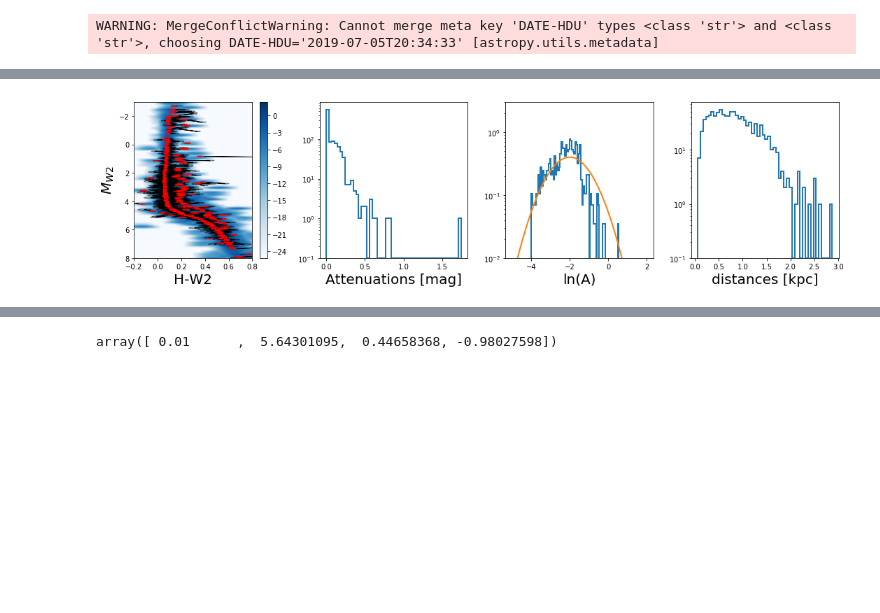
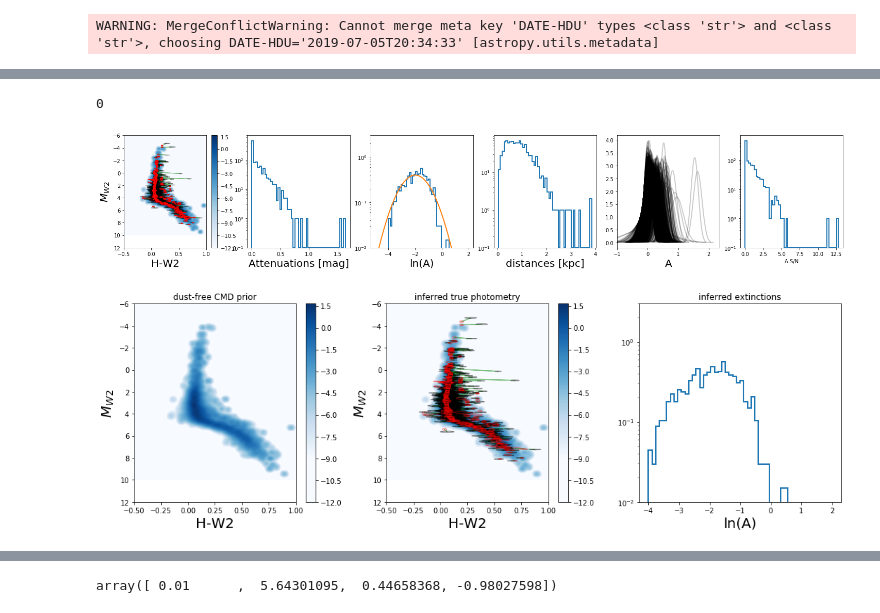
Before and after one commit to andersdot/dust, a Jupyter notebook: dustAutograd.ipynb, the cells around one changed output, grey strips where cells are left out. Saved outputs shown, nothing was run; the diff lists cells and outputs as text; code cells hidden in the pictures; blank space fills up the shorter version.

```diff
--- a/dustAutograd.ipynb
+++ b/dustAutograd.ipynb
@@ -158,4 +200,4 @@ sigmavarpi = data['parallax_error'][indices]
 sigmaw2 = data['w2mpro'][indices]
 sigmah = data['h_msigcom'][indices]
 # %%
-sample = xdgmm.sample(int(len(chat)/10))
+sample = xdgmm.sample(int(len(chat)))
@@ -162,7 +220,7 @@ sample = xdgmm.sample(int(len(chat)/10))
 # %%
-fig, ax = plt.subplots(1, 3, figsize=(30, 10))
+fig, ax = plt.subplots(1, 4, figsize=(30, 10))
 
-nbins = 100
+nbins = 150
 xbins = np.linspace(-0.25, 0.8, nbins)
 ybins = np.linspace(-5, 10, nbins)
 
@@ -173,8 +231,11 @@ for c, ab, a in zip([chat, sample[:,0]], [absmaghat, sample[:,1]], [ax[0], ax[2]
     im = a.pcolormesh(xe, ye, H.T,
       norm=mpl.colors.LogNorm(), cmap=plt.get_cmap('Blues'))#vmax=75))#, vmax=20) #, vmin=-100, vmax=100)
     im.set_rasterized(True)
-
+    plt.colorbar(im, ax=a)
 plotXdgmm(xdgmm, ax[1], lw=2)
+im = ax[3].contourf(xx, yy, values.reshape(xx.shape), 100, cmap=plt.get_cmap('Blues'), vmin=-9) #vmin=-20, vmax=2.5, )
+fig.colorbar(im,ax=ax[3])
+ax[3].invert_yaxis()
 
 labels = ['data', 'gaussian mixture', 'samples']
 
@@ -184,4 +245,5 @@ for a , l in zip(ax, labels):
     a.set_xlim(-0.25, 0.8)
     a.set_ylim(10, -5)
     a.set_title(l, fontsize=20)
+fig.savefig('gmmdust.pdf', rasterized=True)
 # %% [output]
@@ -216,7 +262,8 @@ for i, (x, y) in enumerate(zip(xx.flatten(), yy.flatten())):
     theta = [A, y, x, d]
     logj[i] = logjoint(theta, chat[16], mhat[16], varpihat[16], sigmac[16], sigmam[16], sigmavarpi[16],
                        means, icovs, lndets,  pis, log=False)
-logj[logj < -600] = -600
+logj = logj - np.min(logj) - 10000.
+
 
 method='L-BFGS-B'
 i = 1
@@ -227,7 +274,7 @@ nbins = 100
 xbins = np.linspace(xlim[0], xlim[1], nbins)
 ybins = np.linspace(ylim[0], ylim[1], nbins)
 
-im = ax.contourf(xx, yy, logj.reshape(xx.shape), 100, cmap=plt.get_cmap('Blues'))
+im = ax.contourf(xx, yy, logj.reshape(xx.shape), 100, cmap=plt.get_cmap('Blues'), norm=mpl.colors.LogNorm(vmin=1e4, vmax=1e6))
 fig.colorbar(im,ax=ax)
 
 for i in range(16, 17):
@@ -285,9 +332,20 @@ c: 0.060+/-0.048  m: 3.736+-0.051  varpi: 1.097+-0.039 distance: 0.911
+# %%
+len(bright)
+# %% [output]
+0
 # %%
 method='L-BFGS-B'
 #method = 'Nelder-Mead'
 i = 1
-fig, axes = plt.subplots(1, 4, figsize=(15, 4))
-
+fig, axes = plt.subplots(1, 6, figsize=(25, 4))
+fig2, ax2 = plt.subplots(1, 3, figsize=(15, 5))
+for axis in [ax2[0], ax2[1]]:
+    im = axis.contourf(xx, yy, values.reshape(xx.shape), 100, cmap=plt.get_cmap('Blues'), vmin=-9) #vmin=-20, vmax=2.5, )
+    fig.colorbar(im,ax=axis)
+    ax2[0].invert_yaxis()
+ax2[0].set_title('dust-free CMD prior')
+ax2[1].set_title('inferred true photometry')
+ax2[2].set_title('inferred extinctions')
 xlim = [-0.5, 1.0]
 ylim = [-6, 10]
 nbins = 100
@@ -301,8 +359,13 @@ fig.colorbar(im,ax=ax)
 n = 1000
 A = np.zeros(n)
 d = np.zeros(n)
+sigA = np.zeros(n)
+bright = np.where(absmaghat < -4)[0]
+#faint = np.where(absmaghat > 9)[0]
 for j in range(0, n):
     i = np.random.randint(0, len(chat))
+    #i = faint[np.random.randint(0, len(faint))]
+    #i = bright[np.random.randint(0, len(bright))]
     args = (chat[i], mhat[i], varpihat[i], sigmac[i], sigmam[i], sigmavarpi[i], means, icovs, lndets, pis)
     kwargs = {'log':True}
 
@@ -318,38 +381,65 @@ for j in range(0, n):
     theta_hat = np.array([np.exp(theta_hat_ln[0]), theta_hat_ln[1], theta_hat_ln[2], np.exp(theta_hat_ln[3])])
     sigma_hat = np.linalg.inv(hobj(theta_hat, chat[i], mhat[i],
                                    varpihat[i], sigmac[i], sigmam[i], sigmavarpi[i], means, icovs, lndets, pis, log=False))
 
 
     V = np.zeros((2,2))
     V[0,0] = sigmac[i]**2.
     V[1,1] = sigmam[i]**2 + (5./(10.*np.log(10)))**2.*(sigmavarpi[i]/varpihat[i])**2
     p = plotgaussian1sigma(ax, np.array([chat[i], am]), V, alpha=0.5)
+    foo = plotgaussian1sigma(ax2[1], np.array([chat[i], am]), V, alpha=0.5)
     V = np.zeros((2,2))
     V[0,0] = sigma_hat[2,2]
     V[1,0] = sigma_hat[2,1]
     V[0,1] = sigma_hat[1,2]
     V[1,1] = sigma_hat[1,1]
     p = plotgaussian1sigma(ax, np.array([theta_hat[2], theta_hat[1]]), V, c='red')
+    foo = plotgaussian1sigma(ax2[1], np.array([theta_hat[2], theta_hat[1]]), V, alpha=0.5, c='red')
+
     #A, M, c, d = theta
-    ax.arrow(chat[i], am, theta_hat[2] - chat[i], theta_hat[1] - am)
+    ax.arrow(chat[i], am, theta_hat[2] - chat[i], theta_hat[1] - am, color='g', alpha=0.5)
+    ax2[1].arrow(chat[i], am, theta_hat[2] - chat[i], theta_hat[1] - am, color='g', alpha=0.5)
+
     A[j] = theta_hat[0]
     d[j] = theta_hat[3]
-    ax.set_xlabel('H-W2', fontsize=20)
-    ax.set_ylabel('$M_{W2}$', fontsize=20)
-    ax.set_xlim(-0.2, 0.8)
-    ax.set_ylim(8, -3)
+    sigA[j] = np.sqrt(sigma_hat[0, 0])
+    xnow = np.linspace(A[j] - 3.*sigA[j], A[j] + 3*sigA[j], 100)
+    axes[4].plot(xnow, norm.pdf(xnow, loc=A[j], scale=sigA[j]), lw=2, color='k', alpha=0.2)
 
+for axis in [ax2[0], ax2[1]]:
+    axis.set_xlabel('H-W2', fontsize=20)
+    axis.set_ylabel('$M_{W2}$', fontsize=20)
+    axis.set_xlim(-0.5, 1.0)
+    axis.set_ylim(12, -6)
+
+ax.set_xlabel('H-W2', fontsize=20)
+ax.set_ylabel('$M_{W2}$', fontsize=20)
+ax.set_xlim(-0.5, 1.0)
+ax.set_ylim(12, -6)
+axes[4].set_xlabel('A', fontsize=20)
+axes[4].set_xlim(-1, )
 axes[1].hist(A, bins=50, log=True, histtype='step', lw=2)
 axes[1].set_xlabel('Attenuations [mag]', fontsize=20)
-axes[2].hist(np.log(A), log=True, range=[-4, 2], bins=100, normed=True, histtype='step', lw=2);
+axes[2].hist(np.log(A), log=True, range=[-4, 2], bins=50, normed=True, histtype='step', lw=2);
+ax2[2].hist(np.log(A), log=True, range=[-4, 2], bins=50, normed=True, histtype='step', lw=2)
+ax2[2].set_ylim(1e-2,3)
+ax2[2].set_xlabel('ln(A)', fontsize=20)
+
 x = np.linspace(-5, 1, 100)
 axes[2].plot(x, norm.pdf(x, loc=-2, scale=1), lw=2, label='log-normal')
 axes[2].set_ylim(1e-2,3)
 axes[2].set_xlabel('ln(A)', fontsize=20)
 
 axes[3].hist(d, bins=50, log=True, histtype='step', lw=2)
 axes[3].set_xlabel('distances [kpc]', fontsize=20)
+
+axes[5].hist(A[~np.isnan(sigA)]/sigA[~np.isnan(sigA)], bins=50, log=True, histtype='step', lw=2)
+axes[5].set_xlabel('A S/N')
+
 plt.tight_layout()
-plt.savefig('posteriors.png', rasterized=True)
+plt.savefig('posteriors.pdf', rasterized=True)
+fig2.savefig('dustposteriors.pdf', rasterized=True)
+fig2.savefig('dustposteriors.png')
 # %% [output]
-[figure, old version]
+[figure, new version]
+[figure, added]
```
Also changed, not shown: parts of 13 cells of this notebook.
